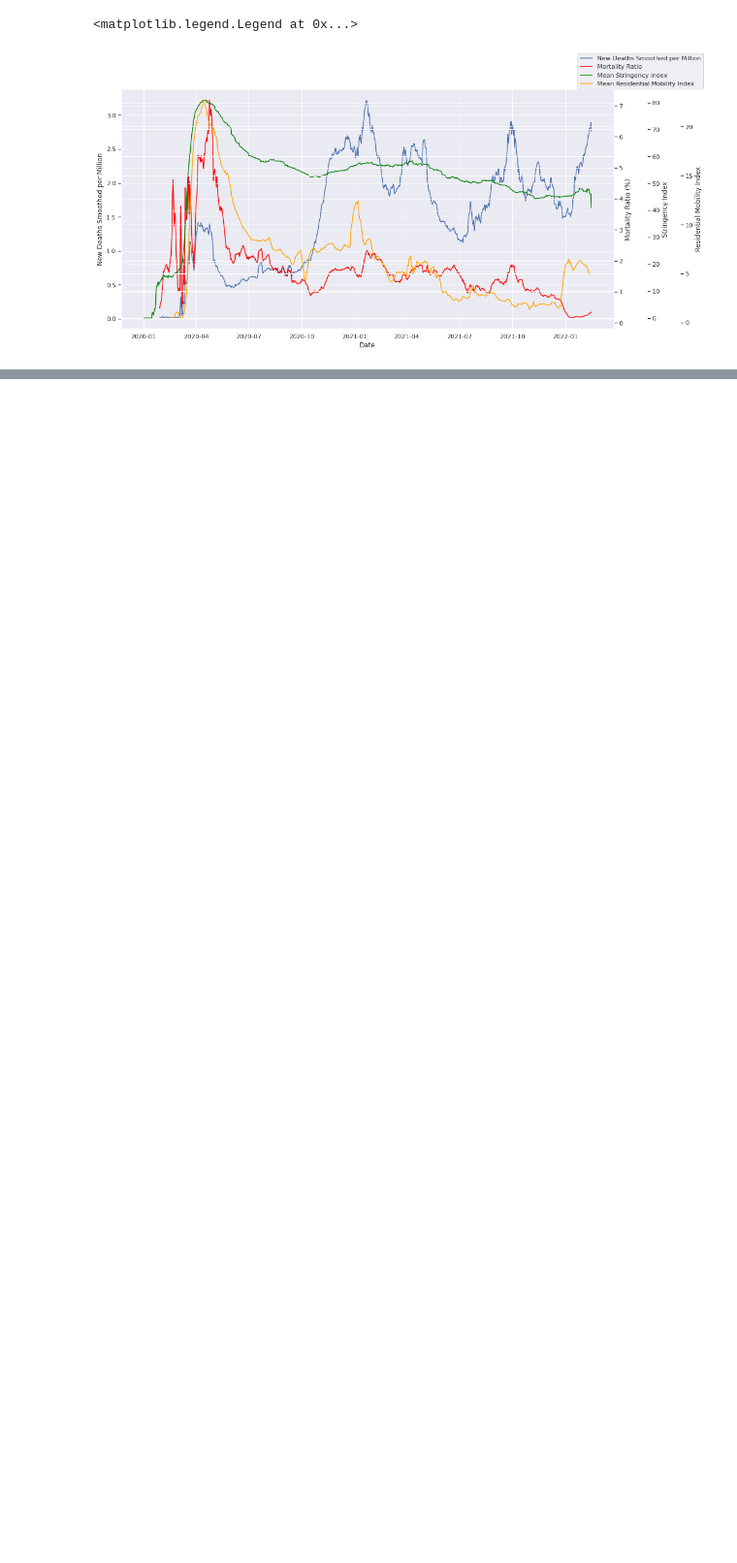
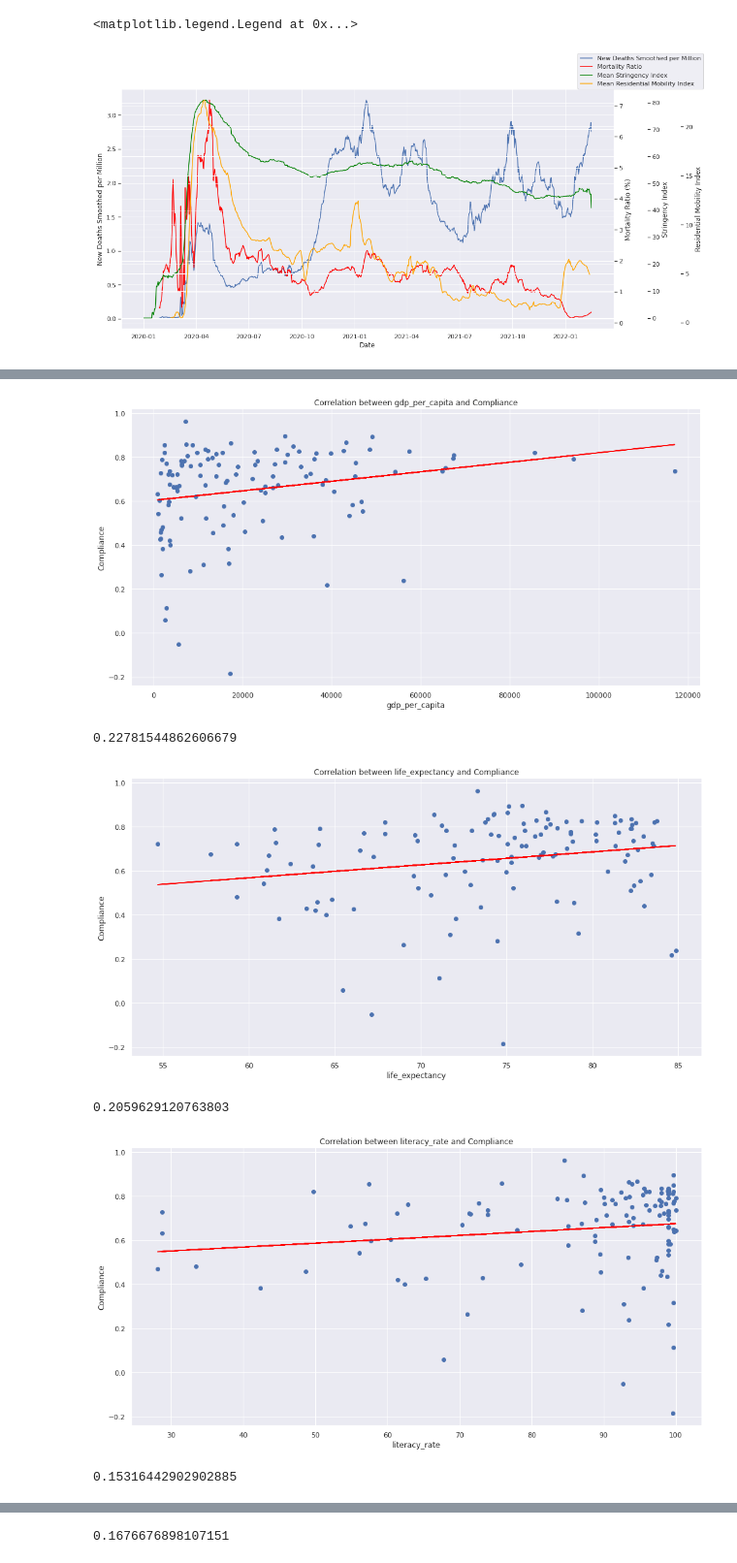
Before and after one commit to KayO-GH/Covid19-Policy-Effectiveness-Analysis, a Jupyter notebook: replication.ipynb, the cells around one changed output, grey strips where cells are left out. Shown at 97% size. Saved outputs shown, nothing was run; the diff lists cells and outputs as text; code cells hidden in the pictures; blank space fills up the shorter version.

```diff
--- a/replication.ipynb
+++ b/replication.ipynb
@@ -576,0 +611,19 @@ covid_history_df[covid_history_df['date']=='2020-03-01']
+# %%
+for feature in ['gdp_per_capita', 'life_expectancy', 'literacy_rate', 'corruption_index']:
+    x = compliance_df[feature]
+    y = compliance_df['compilance']
+    plt.scatter(x, y)
+    a, b = np.polyfit(x, y, 1)
+    plt.plot(x, a*x+b, color='red')
+    plt.title('Correlation between {} and Compliance'.format(feature))
+    plt.xlabel(feature)
+    plt.ylabel('Compliance')
+    plt.show()
+    print(x.corr(y))
+# %% [output]
+[figure, added]
+0.22781544862606679
+[figure, added]
+0.2059629120763803
+[figure, added]
+0.15316442902902885
@@ -576,0 +631 @@ covid_history_df[covid_history_df['date']=='2020-03-01']
+0.1676676898107151
```
Also changed, not shown: parts of 35 cells of this notebook, 1 other file.
